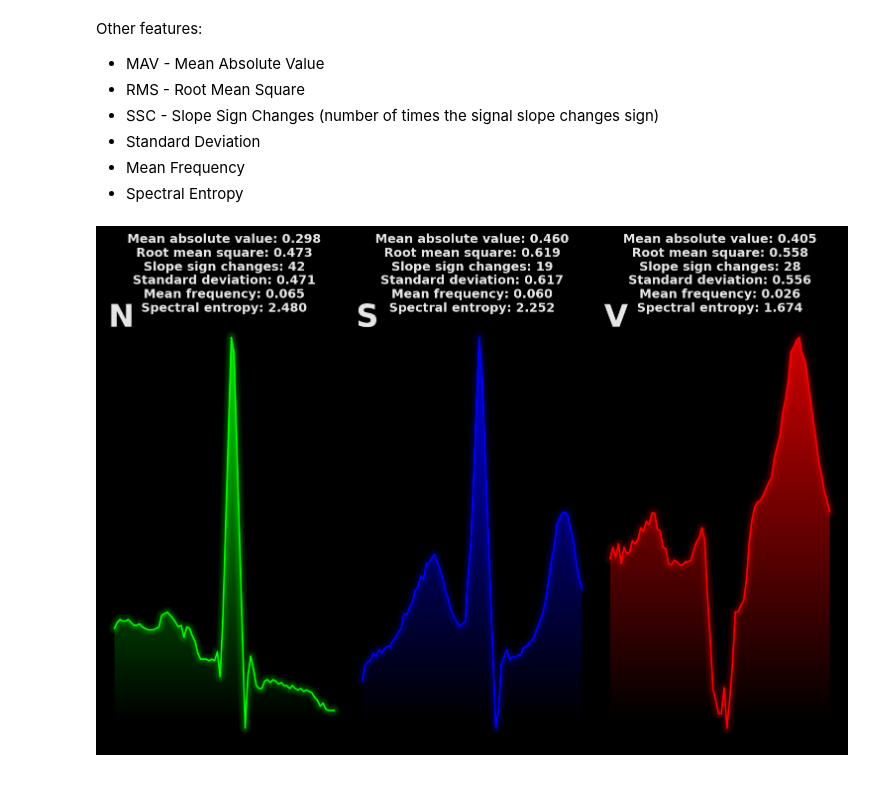
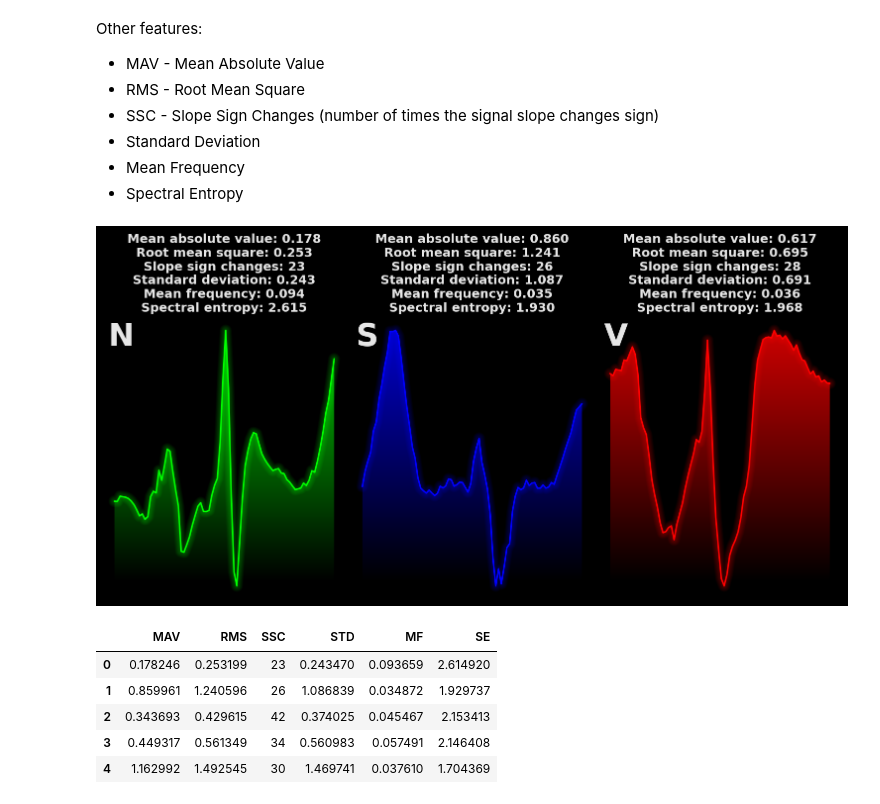
Before and after one commit to Yolonek/MachineLearningApplications, a Jupyter notebook: 3.ECG/MLPforECG.ipynb, the cells around one changed output. Cells and saved outputs as stored; diff of their text form; code cells hidden in the pictures.

```diff
--- a/3.ECG/MLPforECG.ipynb
+++ b/3.ECG/MLPforECG.ipynb
@@ -63,10 +64,10 @@ def randomly_pick_indexes(labels: np.array, quantity: int, proportions: dict[str
     return picks
 
 def plot_single_signal(figure, axes, beat, beat_annotation, fontsize=20, color='lime'):
-    ax.plot(beat, color=color)
-    ax.text(x=0.02, y=0.98, s=f'{beat_annotation}',
-            transform = ax.transAxes, fontweight='bold', fontsize=fontsize)
-    ax.axis(False)
+    axes.plot(beat, color=color)
+    axes.text(x=0.02, y=0.9, s=f'{beat_annotation}',
+            transform = axes.transAxes, fontweight='bold', fontsize=fontsize)
+    axes.axis(False)
     enhance_plot(figure, axes, glow=True, alpha_gradient=0.8, dpi=150)
 
 def plot_random_beats(beats, beat_annotations, size, proportions, title=None, file=None):
@@ -106,0 +110,5 @@ plot_random_beats(all_beats, all_annotations, (5, 5), props, title=fig_title, fi
+# %%
+standard_scaler = StandardScaler()
+print(all_beats[:, 0].mean())
+all_beats = standard_scaler.fit_transform(all_beats)
+print(all_beats[:, 0].mean())
@@ -473,19 +493,42 @@ def spectral_entropy(x: np.array, psd: np.array = None) -> float:
         _, psd = welch(x, nperseg=len(x))
     return entropy(psd / np.sum(psd))
 # %%
-choices = [1, 4, 5]
+choices = [np.where(reduced_annotations[:100] == beat_type)[0][0] for beat_type in ['N', 'S', 'V']]
 example_signals, example_annotations = reduced_beats[choices], reduced_annotations[choices]
 with plt.style.context('cyberpunk'):
-    figure, axes = plt.subplots(1, 3, layout='constrained', figsize=(10, 7))
+    figure, axes = plt.subplots(1, 3, layout='constrained', figsize=(10, 5))
     for ax, sig, ann, color in zip(figure.axes, example_signals,
                             example_annotations, ['lime', 'blue', 'red']):
         title = (f'Mean absolute value: {mean_absolute_value(sig):.3f}\n'
                  f'Root mean square: {root_mean_square(sig):.3f}\n'
                  f'Slope sign changes: {slope_sign_changes(sig)}\n'
                  f'Standard deviation: {standard_deviation(sig):.3f}\n'
                  f'Mean frequency: {mean_frequency(sig):.3f}\n'
                  f'Spectral entropy: {spectral_entropy(sig):.3f}')
         ax.set(title=title)
         plot_single_signal(figure, ax, sig, ann, color=color, fontsize=30)
+    figure.savefig('images/FeaturesComparison.png')
 # %% [output]
-[figure, old version]
+[figure, new version]
+# %%
+reduced_features_df = []
+for index, sig in enumerate(reduced_beats):
+    fft_params = welch(sig, nperseg=len(sig))
+    features = {
+        'MAV': mean_absolute_value(sig),
+        'RMS': root_mean_square(sig),
+        'SSC': slope_sign_changes(sig),
+        'STD': standard_deviation(sig),
+        'MF': mean_frequency(sig, fft_params=fft_params),
+        'SE': spectral_entropy(sig, psd=fft_params[1])
+    }
+    reduced_features_df.append(features)
+reduced_features_df = pd.DataFrame(reduced_features_df)
+reduced_features_df.head()
+# %% [output]
+|  | MAV | RMS | SSC | STD | MF | SE |
+| 0 | 0.178246 | 0.253199 | 23 | 0.243470 | 0.093659 | 2.614920 |
+| 1 | 0.859961 | 1.240596 | 26 | 1.086839 | 0.034872 | 1.929737 |
+| 2 | 0.343693 | 0.429615 | 42 | 0.374025 | 0.045467 | 2.153413 |
+| 3 | 0.449317 | 0.561349 | 34 | 0.560983 | 0.057491 | 2.146408 |
+| 4 | 1.162992 | 1.492545 | 30 | 1.469741 | 0.037610 | 1.704369 |
```
Also changed, not shown: parts of 26 cells of this notebook, 10 other files.
